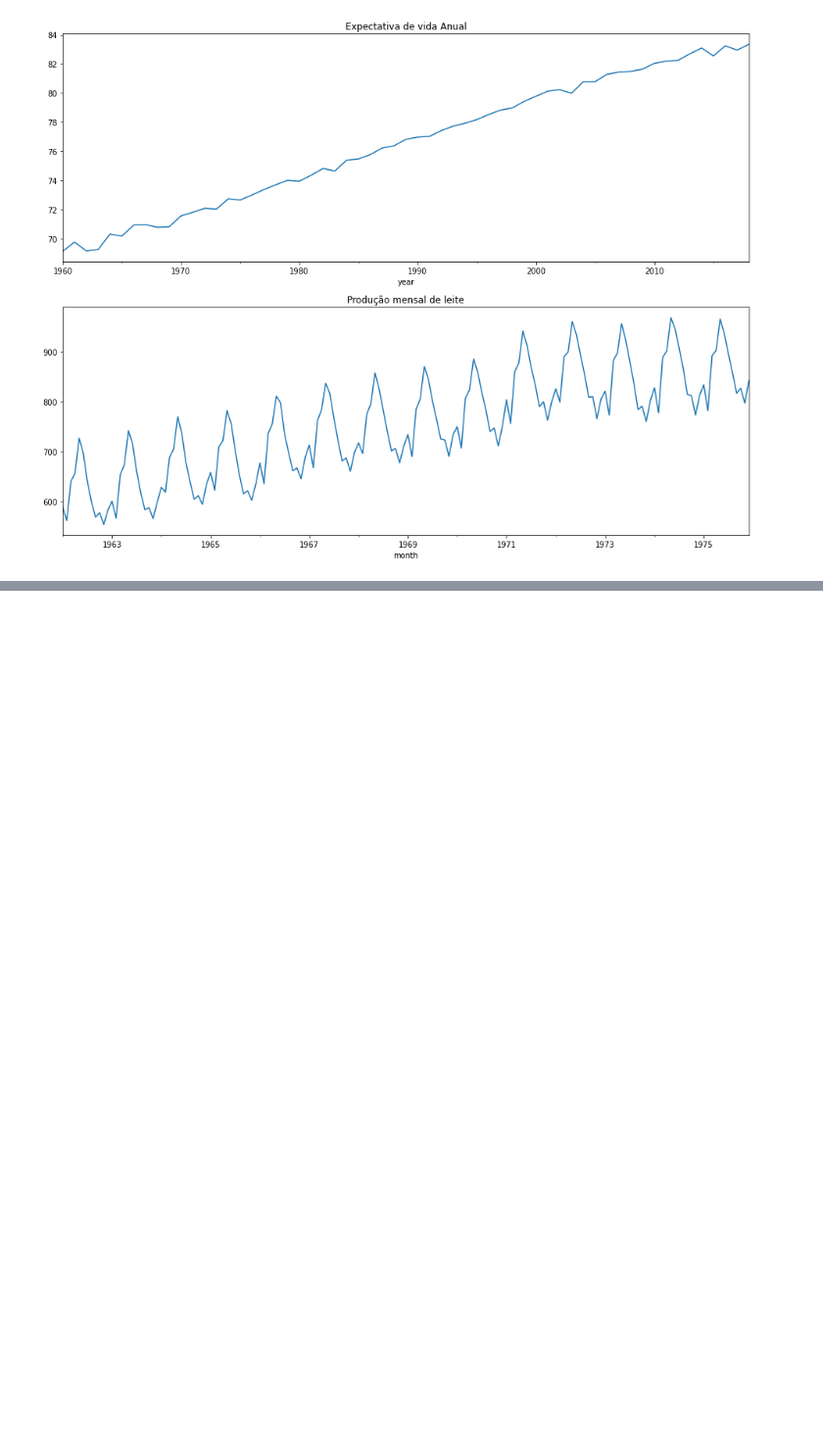
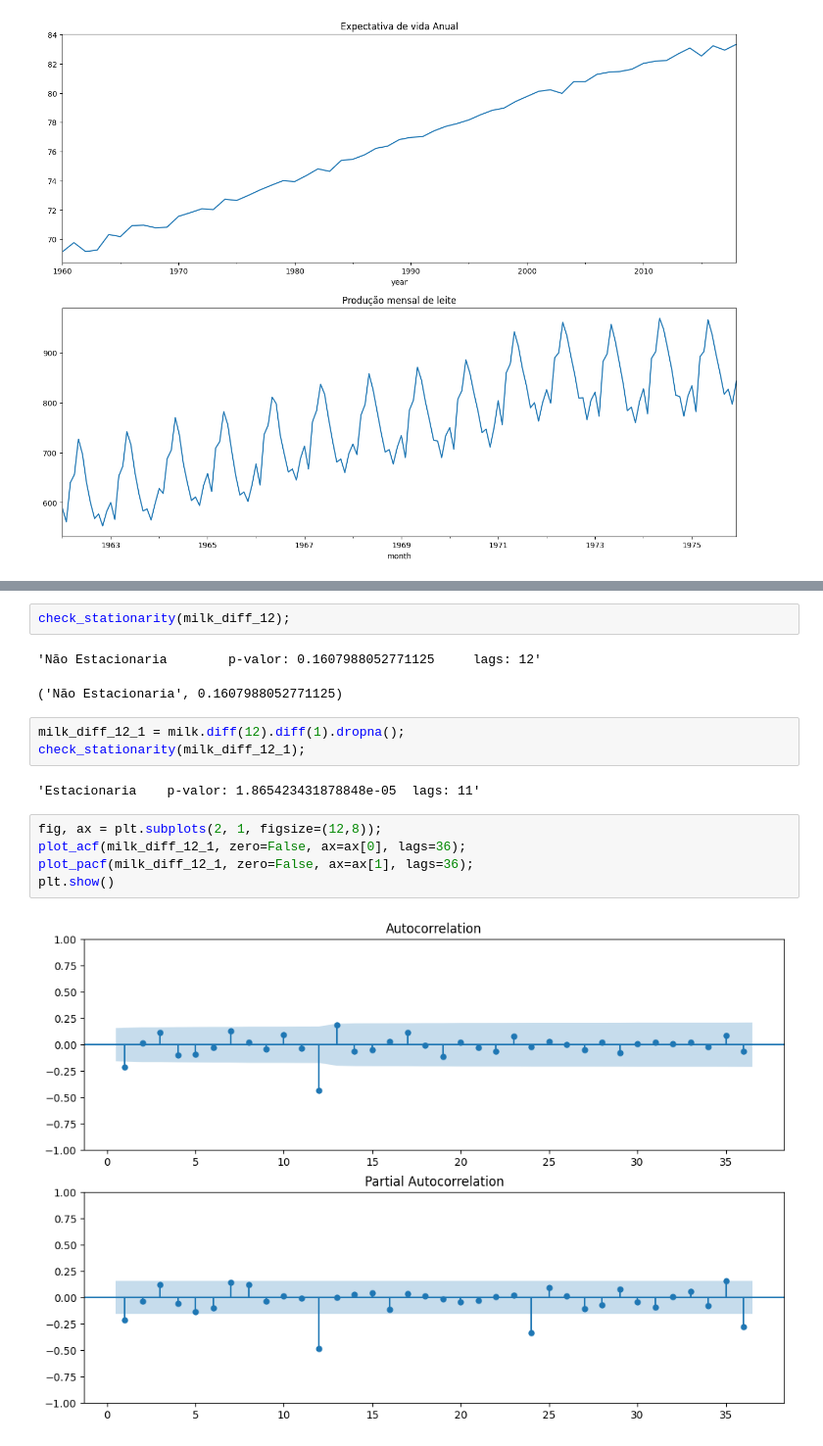
Before and after one commit to rivaldo/Time-Series-Analysis-with-Python-Cookbook-main-cesar, a Jupyter notebook: code/cap11_bidu/cap11.ipynb, the cells around one changed output, grey strips where cells are left out. Shown at 98% size. Drawn from its saved outputs; the diff is of its cells as text; blank space fills up the shorter version.

```diff
--- a/code/cap11_bidu/cap11.ipynb
+++ b/code/cap11_bidu/cap11.ipynb
@@ -50,0 +122,17 @@ milk.plot(title='Produção mensal de leite', legend=False, ax=ax[1]);
+# %%
+check_stationarity(milk_diff_12);
+# %% [output]
+'Não Estacionaria        p-valor: 0.1607988052771125     lags: 12'
+('Não Estacionaria', 0.1607988052771125)
+# %%
+milk_diff_12_1 = milk.diff(12).diff(1).dropna();
+check_stationarity(milk_diff_12_1);
+# %% [output]
+'Estacionaria    p-valor: 1.865423431878848e-05  lags: 11'
+# %%
+fig, ax = plt.subplots(2, 1, figsize=(12,8));
+plot_acf(milk_diff_12_1, zero=False, ax=ax[0], lags=36);
+plot_pacf(milk_diff_12_1, zero=False, ax=ax[1], lags=36);
+plt.show()
+# %% [output]
+[figure, added]
```
Also changed, not shown: parts of 11 cells of this notebook.
